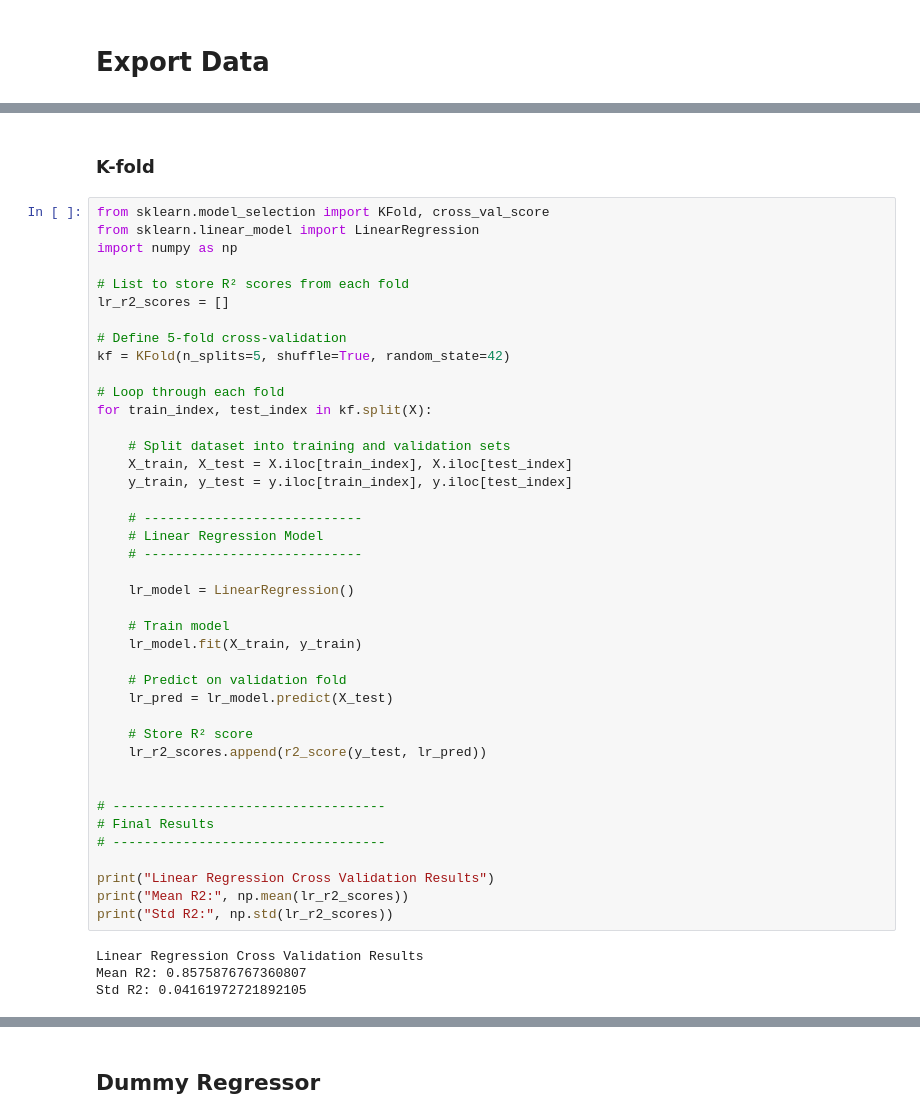
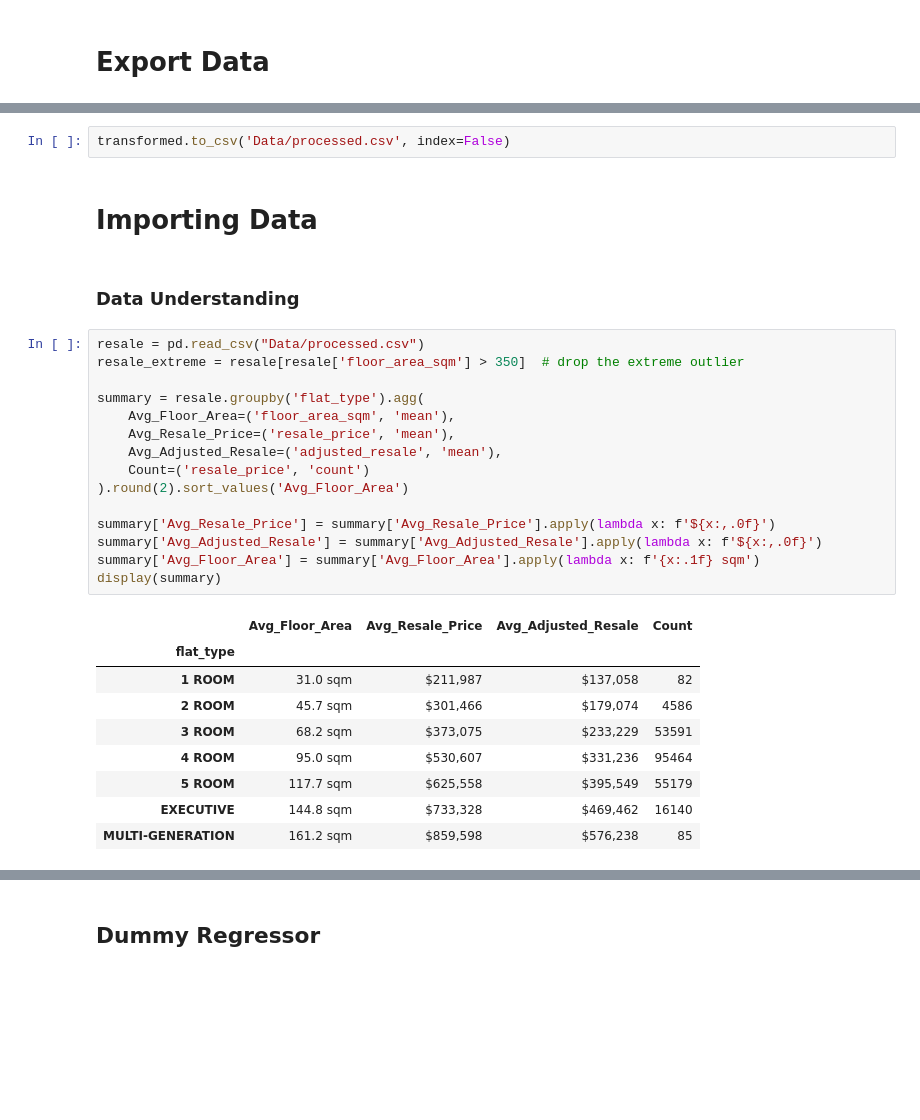
Before and after one commit to halfcoder0/hdb-price-projection-ML, a Jupyter notebook: data-preprocessing.ipynb, the cells around one changed output, grey strips where cells are left out. Cells and saved outputs as stored; diff of their text form; blank space fills up the shorter version.

```diff
--- a/data-preprocessing.ipynb
+++ b/data-preprocessing.ipynb
@@ -543,47 +474,31 @@ R2: 0.8286919947546149
-# %% [markdown]
-### K-fold
-# %%
-from sklearn.model_selection import KFold, cross_val_score
-from sklearn.linear_model import LinearRegression
-import numpy as np
-
-# List to store R² scores from each fold
-lr_r2_scores = []
-
-# Define 5-fold cross-validation
-kf = KFold(n_splits=5, shuffle=True, random_state=42)
-
-# Loop through each fold
-for train_index, test_index in kf.split(X):
-
-    # Split dataset into training and validation sets
-    X_train, X_test = X.iloc[train_index], X.iloc[test_index]
-    y_train, y_test = y.iloc[train_index], y.iloc[test_index]
-
-    # ----------------------------
-    # Linear Regression Model
-    # ----------------------------
-
-    lr_model = LinearRegression()
-
-    # Train model
-    lr_model.fit(X_train, y_train)
-
-    # Predict on validation fold
-    lr_pred = lr_model.predict(X_test)
-
-    # Store R² score
-    lr_r2_scores.append(r2_score(y_test, lr_pred))
-
-
-# -----------------------------------
-# Final Results
-# -----------------------------------
-
-print("Linear Regression Cross Validation Results")
-print("Mean R2:", np.mean(lr_r2_scores))
-print("Std R2:", np.std(lr_r2_scores))
-# %% [output]
-Linear Regression Cross Validation Results
-Mean R2: 0.8575876767360807
-Std R2: 0.04161972721892105
+# %%
+transformed.to_csv('Data/processed.csv', index=False)
+# %% [markdown]
+# Importing Data
+# %% [markdown]
+### Data Understanding
+# %%
+resale = pd.read_csv("Data/processed.csv")
+resale_extreme = resale[resale['floor_area_sqm'] > 350]  # drop the extreme outlier
+
+summary = resale.groupby('flat_type').agg(
+    Avg_Floor_Area=('floor_area_sqm', 'mean'),
+    Avg_Resale_Price=('resale_price', 'mean'),
+    Avg_Adjusted_Resale=('adjusted_resale', 'mean'),
+    Count=('resale_price', 'count')
+).round(2).sort_values('Avg_Floor_Area')
+
+summary['Avg_Resale_Price'] = summary['Avg_Resale_Price'].apply(lambda x: f'${x:,.0f}')
+summary['Avg_Adjusted_Resale'] = summary['Avg_Adjusted_Resale'].apply(lambda x: f'${x:,.0f}')
+summary['Avg_Floor_Area'] = summary['Avg_Floor_Area'].apply(lambda x: f'{x:.1f} sqm')
+display(summary)
+# %% [output]
+|  | Avg_Floor_Area | Avg_Resale_Price | Avg_Adjusted_Resale | Count |
+| flat_type |  |  |  |  |
+| 1 ROOM | 31.0 sqm | $211,987 | $137,058 | 82 |
+| 2 ROOM | 45.7 sqm | $301,466 | $179,074 | 4586 |
+| 3 ROOM | 68.2 sqm | $373,075 | $233,229 | 53591 |
+| 4 ROOM | 95.0 sqm | $530,607 | $331,236 | 95464 |
+| 5 ROOM | 117.7 sqm | $625,558 | $395,549 | 55179 |
+| EXECUTIVE | 144.8 sqm | $733,328 | $469,462 | 16140 |
+| MULTI-GENERATION | 161.2 sqm | $859,598 | $576,238 | 85 |
```
Also changed, not shown: parts of 110 cells of this notebook, 3 other files.
